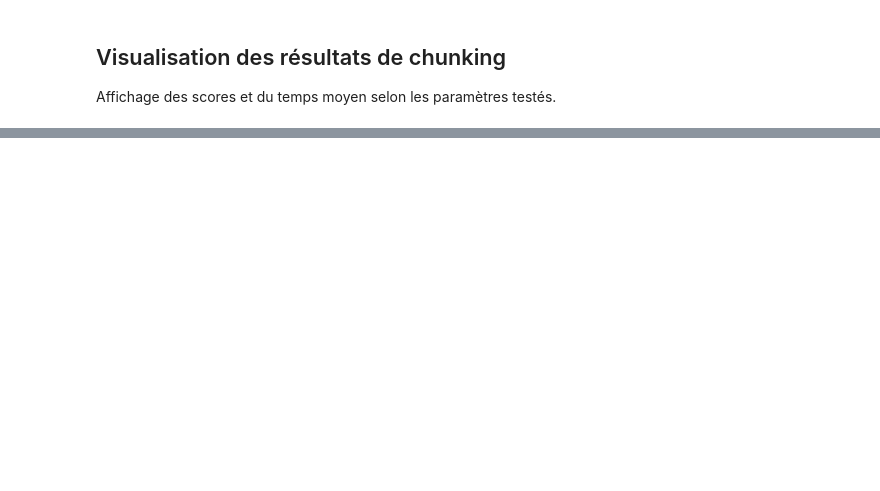
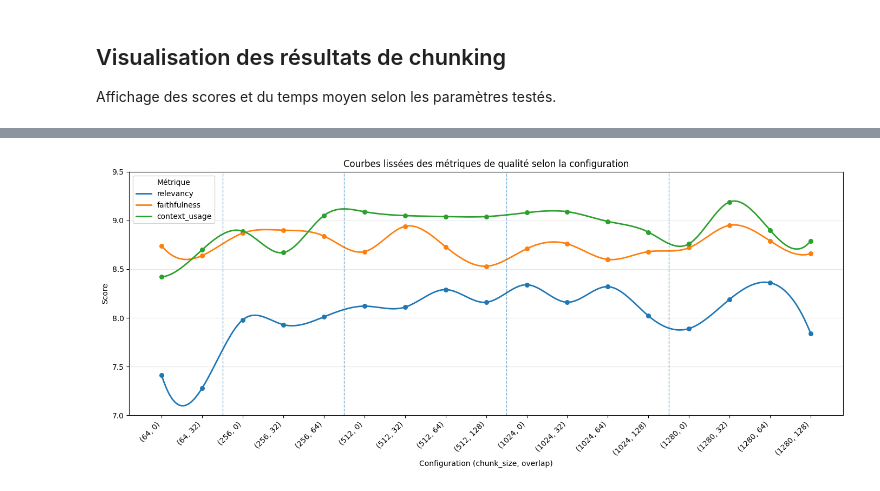
Before and after one commit to StuartGP-dev/TER-RAG, a Jupyter notebook: benchmarks.ipynb, the cells around one changed output, grey strips where cells are left out. Drawn from its saved outputs; the diff is of its cells as text; code cells hidden in the pictures; blank space fills up the shorter version.

```diff
--- a/benchmarks.ipynb
+++ b/benchmarks.ipynb
@@ -753,0 +799,62 @@ plt.show()
+# %%
+from scipy.interpolate import make_interp_spline
+
+metrics = ["relevancy", "faithfulness", "context_usage"]
+
+df["config"] = (
+    "("
+    + df["chunk_size"].astype(str)
+    + ", "
+    + df["overlap"].astype(str)
+    + ")"
+)
+
+df = df.sort_values(["chunk_size", "overlap"]).reset_index(drop=True)
+
+configs = df["config"].tolist()
+x = np.arange(len(configs))
+
+plt.figure(figsize=(14, 6))
+
+# Tracer les courbes lissées
+for metric in metrics:
+    y = df[metric].values
+
+    x_smooth = np.linspace(x.min(), x.max(), 300)
+    spline = make_interp_spline(x, y, k=3)
+    y_smooth = spline(x_smooth)
+
+    plt.plot(
+        x_smooth,
+        y_smooth,
+        linewidth=2,
+        label=metric
+    )
+
+    # points réels
+    plt.scatter(x, y, s=30)
+
+chunk_sizes = df["chunk_size"].values
+for i in range(1, len(chunk_sizes)):
+    if chunk_sizes[i] != chunk_sizes[i - 1]:
+        plt.axvline(
+            x=i - 0.5,
+            linestyle="--",
+            linewidth=1,
+            alpha=0.6
+        )
+
+plt.xticks(x, configs, rotation=45, ha="right")
+plt.xlabel("Configuration (chunk_size, overlap)")
+plt.ylabel("Score")
+plt.title("Courbes lissées des métriques de qualité selon la configuration")
+plt.legend(title="Métrique")
+plt.grid(axis="y", alpha=0.3)
+
+plt.ylim(7, 9.5)
+
+plt.tight_layout()
+plt.savefig("outputs/judge_metrics_chunk.png", dpi=300, bbox_inches="tight")
+plt.show()
+# %% [output]
+[figure, added]
```
Also changed, not shown: parts of 6 cells of this notebook, 23 other files.
